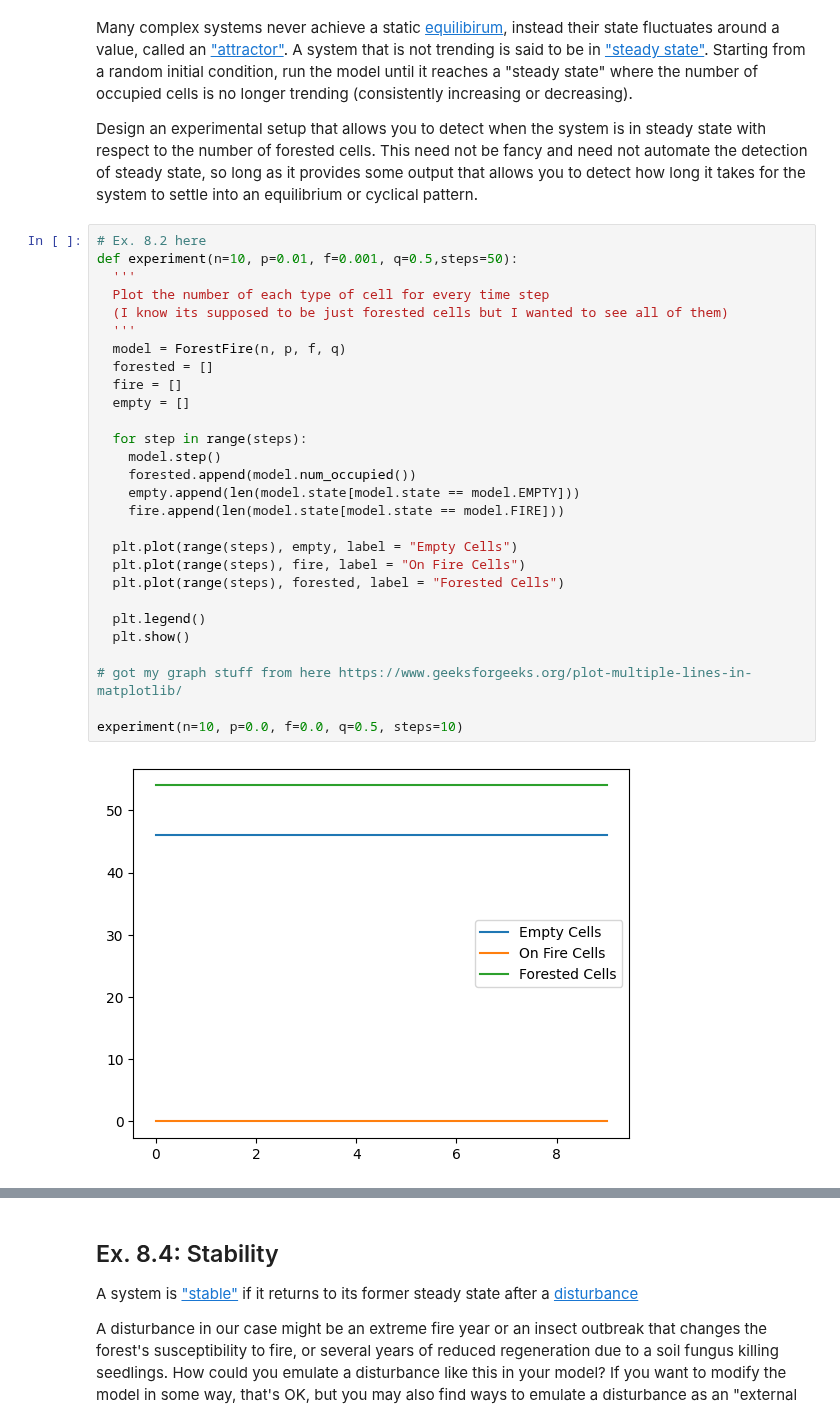
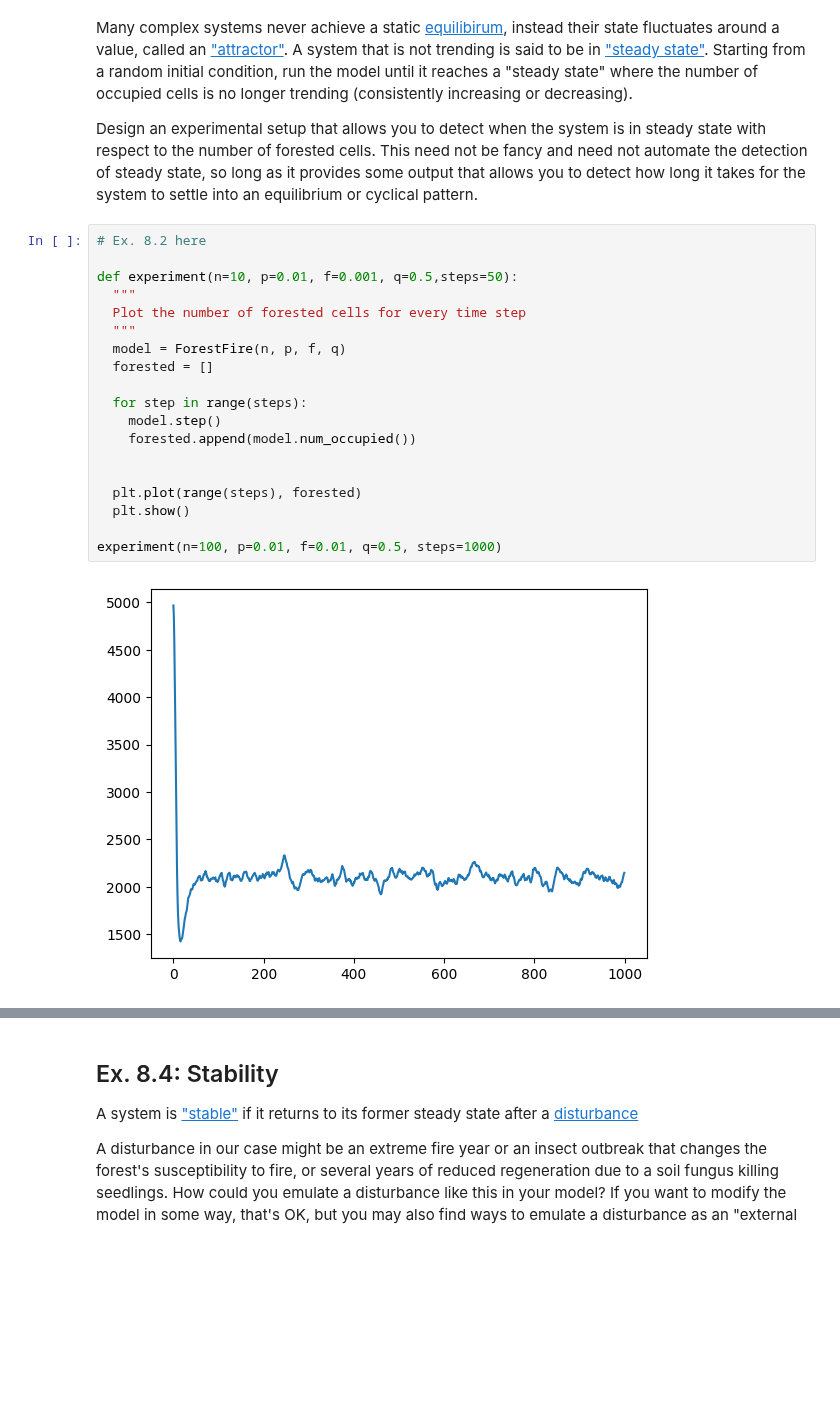
Before and after one commit to alirempel/cap-comp215, a Jupyter notebook: labs/lab07-10-fire.ipynb, the cells around one changed output, grey strips where cells are left out. Cells and saved outputs as stored; diff of their text form; blank space fills up the shorter version.

```diff
--- a/labs/lab07-10-fire.ipynb
+++ b/labs/lab07-10-fire.ipynb
@@ -272,34 +286,25 @@ Design an experimental setup that allows you to detect when the system is in ste
 This need not be fancy and need not automate the detection of steady state, so long as it provides some output that allows you to detect how long it takes for the system to settle into an equilibrium or cyclical pattern.
 # %%
 # Ex. 8.2 here
+
 def experiment(n=10, p=0.01, f=0.001, q=0.5,steps=50):
-  '''
-  Plot the number of each type of cell for every time step
-  (I know its supposed to be just forested cells but I wanted to see all of them)
-  '''
+  """
+  Plot the number of forested cells for every time step
+  """
   model = ForestFire(n, p, f, q)
   forested = []
-  fire = []
-  empty = []
 
   for step in range(steps):
     model.step()
     forested.append(model.num_occupied())
-    empty.append(len(model.state[model.state == model.EMPTY]))
-    fire.append(len(model.state[model.state == model.FIRE]))
 
-  plt.plot(range(steps), empty, label = "Empty Cells")
-  plt.plot(range(steps), fire, label = "On Fire Cells")
-  plt.plot(range(steps), forested, label = "Forested Cells")
 
-  plt.legend()
+  plt.plot(range(steps), forested)
   plt.show()
 
-# got my graph stuff from here https://www.geeksforgeeks.org/plot-multiple-lines-in-matplotlib/
-
-experiment(n=10, p=0.0, f=0.0, q=0.5, steps=10)
+experiment(n=100, p=0.01, f=0.01, q=0.5, steps=1000)
 # %% [output]
-[figure, old version]
+[figure, new version]
 # %% [markdown]
 ### Question 8.3:
 Starting with a uniform random landscape, $q$ = 0.5, find the steady state proportion of forested cells of this system for 3 different combinations of $p$ and $f$, and the approx. number of time steps required to reach steady state.
```
Also changed, not shown: parts of 8 cells of this notebook.
